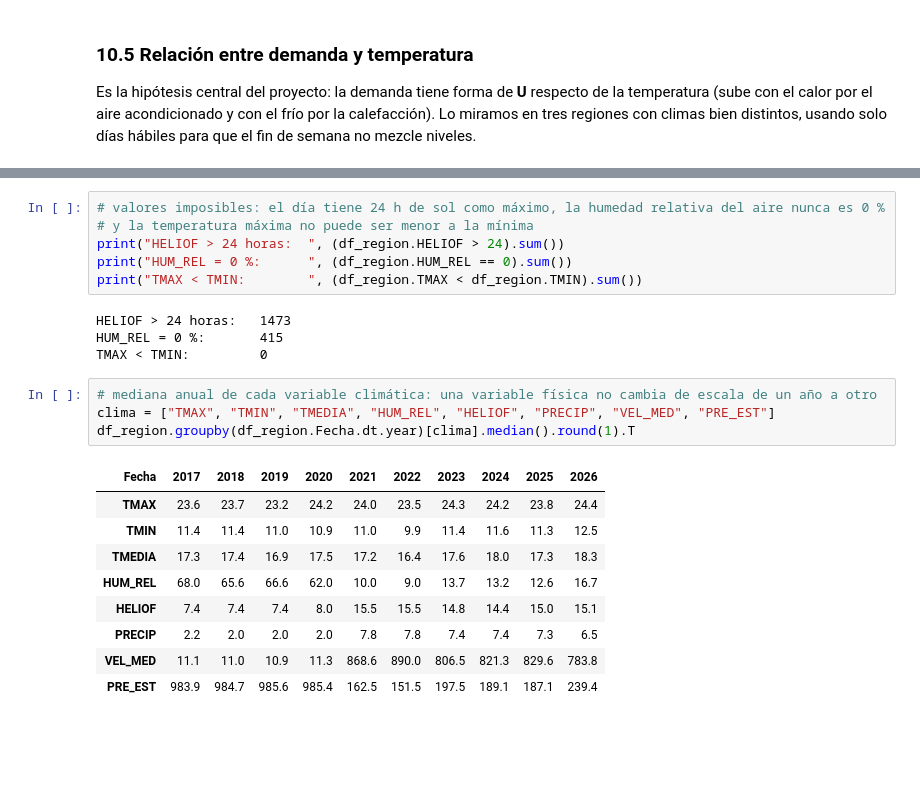
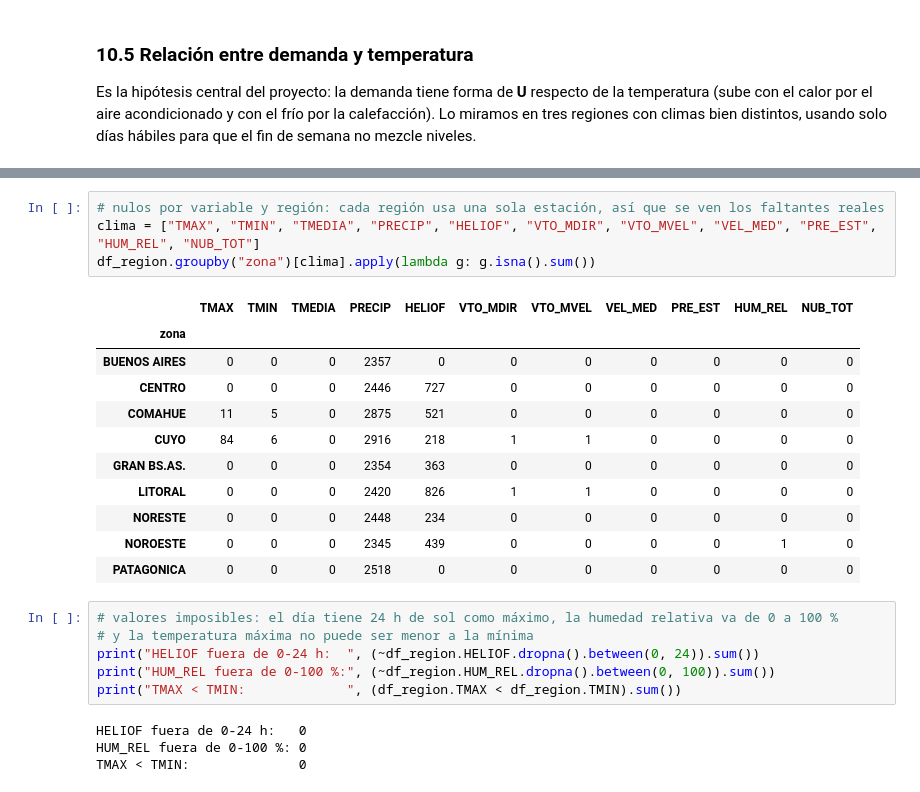
Before and after one commit to ElMejorGrupo4/2-da-Pre-entrega-, a Jupyter notebook: notebooks/01_eda_inicial.ipynb, the cells around one changed output, grey strips where cells are left out. Saved outputs shown, nothing was run; the diff lists cells and outputs as text; blank space fills up the shorter version.

```diff
--- a/notebooks/01_eda_inicial.ipynb
+++ b/notebooks/01_eda_inicial.ipynb
@@ -571,24 +590,26 @@ nulos_region[nulos_region > 0].to_frame("nulos")
+# %%
+# nulos por variable y región: cada región usa una sola estación, así que se ven los faltantes reales
+clima = ["TMAX", "TMIN", "TMEDIA", "PRECIP", "HELIOF", "VTO_MDIR", "VTO_MVEL", "VEL_MED", "PRE_EST", "HUM_REL", "NUB_TOT"]
+df_region.groupby("zona")[clima].apply(lambda g: g.isna().sum())
+# %% [output]
+|  | TMAX | TMIN | TMEDIA | PRECIP | HELIOF | VTO_MDIR | VTO_MVEL | VEL_MED | PRE_EST | HUM_REL | NUB_TOT |
+| zona |  |  |  |  |  |  |  |  |  |  |  |
+| BUENOS AIRES | 0 | 0 | 0 | 2357 | 0 | 0 | 0 | 0 | 0 | 0 | 0 |
+| CENTRO | 0 | 0 | 0 | 2446 | 727 | 0 | 0 | 0 | 0 | 0 | 0 |
+| COMAHUE | 11 | 5 | 0 | 2875 | 521 | 0 | 0 | 0 | 0 | 0 | 0 |
+| CUYO | 84 | 6 | 0 | 2916 | 218 | 1 | 1 | 0 | 0 | 0 | 0 |
+| GRAN BS.AS. | 0 | 0 | 0 | 2354 | 363 | 0 | 0 | 0 | 0 | 0 | 0 |
+| LITORAL | 0 | 0 | 0 | 2420 | 826 | 1 | 1 | 0 | 0 | 0 | 0 |
+| NORESTE | 0 | 0 | 0 | 2448 | 234 | 0 | 0 | 0 | 0 | 0 | 0 |
+| NOROESTE | 0 | 0 | 0 | 2345 | 439 | 0 | 0 | 0 | 0 | 1 | 0 |
+| PATAGONICA | 0 | 0 | 0 | 2518 | 0 | 0 | 0 | 0 | 0 | 0 | 0 |
 # %%
-# valores imposibles: el día tiene 24 h de sol como máximo, la humedad relativa del aire nunca es 0 %
+# valores imposibles: el día tiene 24 h de sol como máximo, la humedad relativa va de 0 a 100 %
 # y la temperatura máxima no puede ser menor a la mínima
-print("HELIOF > 24 horas:  ", (df_region.HELIOF > 24).sum())
-print("HUM_REL = 0 %:      ", (df_region.HUM_REL == 0).sum())
-print("TMAX < TMIN:        ", (df_region.TMAX < df_region.TMIN).sum())
+print("HELIOF fuera de 0-24 h:  ", (~df_region.HELIOF.dropna().between(0, 24)).sum())
+print("HUM_REL fuera de 0-100 %:", (~df_region.HUM_REL.dropna().between(0, 100)).sum())
+print("TMAX < TMIN:             ", (df_region.TMAX < df_region.TMIN).sum())
 # %% [output]
-HELIOF > 24 horas:   1473
-HUM_REL = 0 %:       415
-TMAX < TMIN:         0
+HELIOF fuera de 0-24 h:   0
+HUM_REL fuera de 0-100 %: 0
+TMAX < TMIN:              0
-# %%
-# mediana anual de cada variable climática: una variable física no cambia de escala de un año a otro
-clima = ["TMAX", "TMIN", "TMEDIA", "HUM_REL", "HELIOF", "PRECIP", "VEL_MED", "PRE_EST"]
-df_region.groupby(df_region.Fecha.dt.year)[clima].median().round(1).T
-# %% [output]
-| Fecha | 2017 | 2018 | 2019 | 2020 | 2021 | 2022 | 2023 | 2024 | 2025 | 2026 |
-| TMAX | 23.6 | 23.7 | 23.2 | 24.2 | 24.0 | 23.5 | 24.3 | 24.2 | 23.8 | 24.4 |
-| TMIN | 11.4 | 11.4 | 11.0 | 10.9 | 11.0 | 9.9 | 11.4 | 11.6 | 11.3 | 12.5 |
-| TMEDIA | 17.3 | 17.4 | 16.9 | 17.5 | 17.2 | 16.4 | 17.6 | 18.0 | 17.3 | 18.3 |
-| HUM_REL | 68.0 | 65.6 | 66.6 | 62.0 | 10.0 | 9.0 | 13.7 | 13.2 | 12.6 | 16.7 |
-| HELIOF | 7.4 | 7.4 | 7.4 | 8.0 | 15.5 | 15.5 | 14.8 | 14.4 | 15.0 | 15.1 |
-| PRECIP | 2.2 | 2.0 | 2.0 | 2.0 | 7.8 | 7.8 | 7.4 | 7.4 | 7.3 | 6.5 |
-| VEL_MED | 11.1 | 11.0 | 10.9 | 11.3 | 868.6 | 890.0 | 806.5 | 821.3 | 829.6 | 783.8 |
-| PRE_EST | 983.9 | 984.7 | 985.6 | 985.4 | 162.5 | 151.5 | 197.5 | 189.1 | 187.1 | 239.4 |
```
Also changed, not shown: parts of 19 cells of this notebook, 7 other files.
